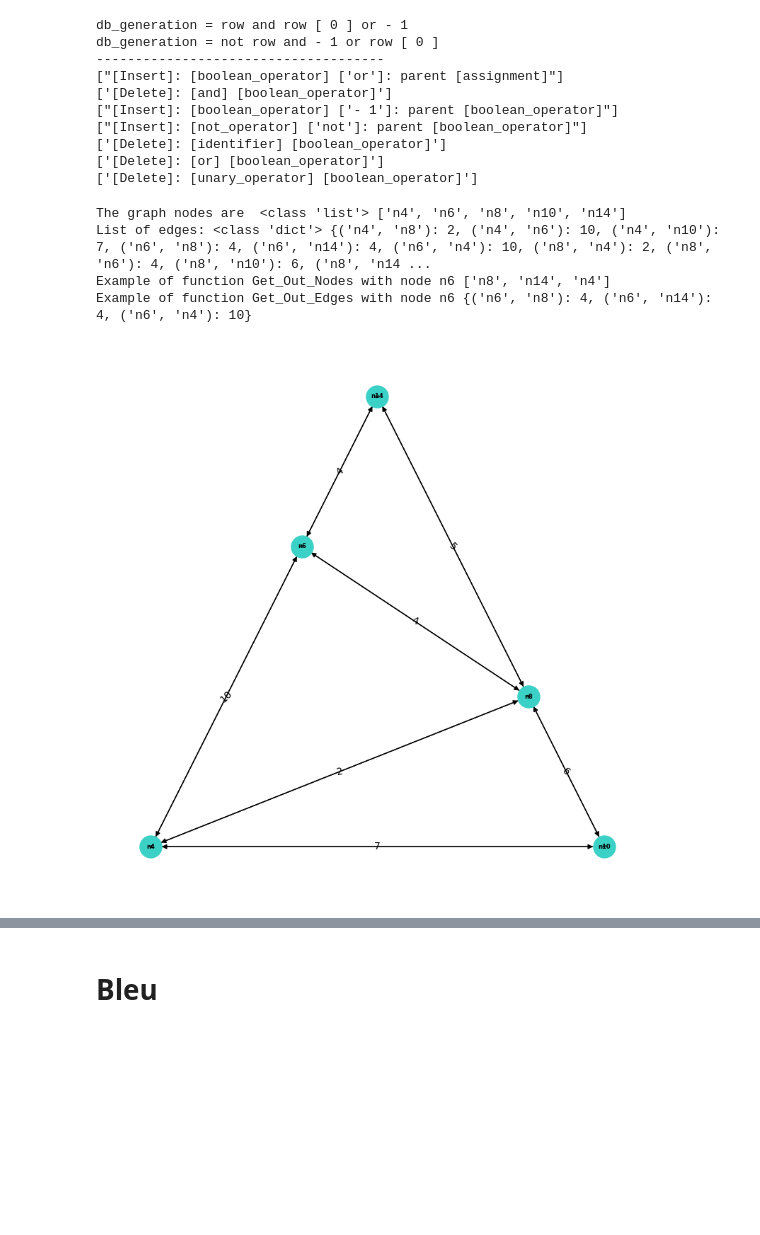
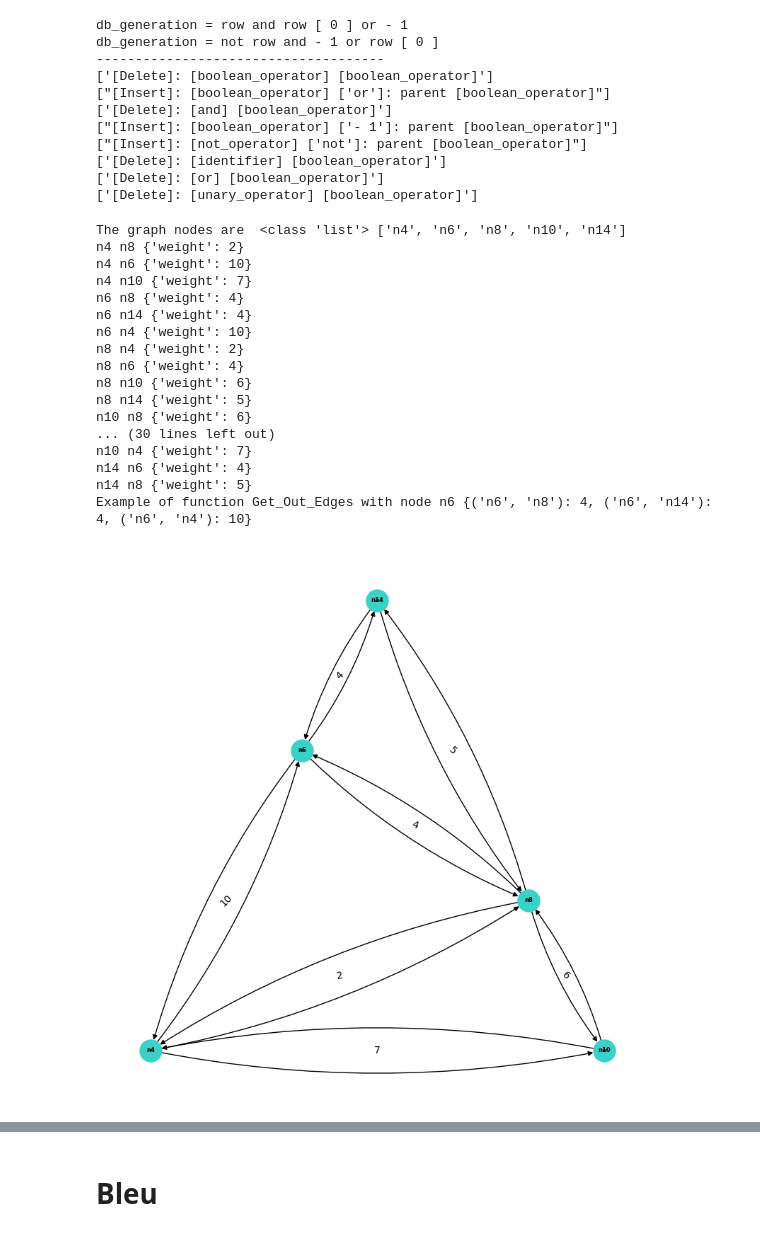
Before and after one commit to Omar-Elsendiony/Q-A, a Jupyter notebook: cd.ipynb, the cells around one changed output, grey strips where cells are left out. Saved outputs shown, nothing was run; the diff lists cells and outputs as text; code cells hidden in the pictures; blank space fills up the shorter version.

```diff
--- a/cd.ipynb
+++ b/cd.ipynb
@@ -147,7 +144,7 @@ def read_json_file(file_path):
     with open(file_path, 'r') as f:
         line_content = [json.loads(line) for line in f.readlines()]
     return line_content
-data = read_json_file('O:\DriveFiles\GP_Projects\ctssb_data_1M\ctssb_data_1M/file-0.jsonl/file-0.jsonl')
+data = read_json_file('ctssb_data_1M/ctssb_data_1M/file-0.jsonl/file-0.jsonl')
 
 
 import ast
@@ -179,7 +176,8 @@ for action in actions:
 db_generation = row and row [ 0 ] or - 1
 db_generation = not row and - 1 or row [ 0 ]
 -------------------------------------
-["[Insert]: [boolean_operator] ['or']: parent [assignment]"]
+['[Delete]: [boolean_operator] [boolean_operator]']
+["[Insert]: [boolean_operator] ['or']: parent [boolean_operator]"]
 ['[Delete]: [and] [boolean_operator]']
 ["[Insert]: [boolean_operator] ['- 1']: parent [boolean_operator]"]
 ["[Insert]: [not_operator] ['not']: parent [boolean_operator]"]
@@ -187,10 +185,8 @@ db_generation = not row and - 1 or row [ 0 ]
 ['[Delete]: [or] [boolean_operator]']
 ['[Delete]: [unary_operator] [boolean_operator]']
 # %%
-from tkinter import font
 import networkx as nx
 import matplotlib.pyplot as plt
-import math
 #-------------------------------------------------------helper functions from previous lab------------------------------------------------------------------#
 def Init_Graph(Nodes):
     #takes nodes in the list format , for example [1,3,5,7,9] and initializes a directed graph
@@ -214,6 +210,8 @@ def Get_Nodes(G):
 def Get_Edges(G):
     #returns a dictionary of Edges and their weights
     #for example:{(1, 5): 3, (1, 9): 3, (7, 9): 3}
+    for u,v,d in G.edges(data=True):
+        print(u,v,d)
     edge_labels=dict([((u,v,),d['weight'])
                  for u,v,d in G.edges(data=True)])
     return edge_labels
@@ -234,37 +232,50 @@ def Get_Out_Edges(G,Node):
         edgesdic[((Node,item))]=edge_labels[(Node,item)]
     return edgesdic
 
-def Print_Graph(G,red_edges=[]):
+def Print_Graph(G):
     #takes a graph and a list of red edges
     plt.figure(figsize=(10,10))
-    edge_colors = ['black' if not edge in red_edges else 'red' for edge in G.edges()]
     pos = nx.planar_layout(G, 14)
     nx.draw_networkx_nodes(G, pos, node_size= 10)
     nx.draw_networkx_labels(G, pos,font_weight='bold', font_size=3)
     edge_labels=dict([((u,v,),d['weight']) for u,v,d in G.edges(data=True)])
     nx.draw_networkx_edge_labels(G,pos,edge_labels=edge_labels)
-    nx.draw(G,pos, with_labels=True, font_weight='bold',edge_color=edge_colors,arrowsize=10,node_color='#3bd1c7', node_size=500, font_size=6, font_color='black')
-    plt.savefig("filename.png")
+    nx.draw(G,pos, with_labels=True, font_weight='bold',edge_color='black',arrowsize=10,
+            node_color='#3bd1c7', node_size=500, font_size=6, font_color='black', connectionstyle="arc3,rad=0.1")
+    # plt.savefig("filename.png")
 
 def construct_graph_example():
     G1=Init_Graph(['n4','n6','n8','n10','n14'])
     # Add_Node(G1,'jyjyry4')
     Add_Edges(G1,[('n8','n4'),('n4','n8')],2)
     Add_Edges(G1,[('n6','n8'),('n8','n6'), ('n6','n14'),('n14','n6')],4)
     Add_Edges(G1,[('n8','n10'),('n10','n8')],6)
     Add_Edges(G1,[('n8','n14'),('n14','n8')],5)
     Add_Edges(G1,[('n6','n4'),('n4','n6')],10)
     Add_Edges(G1,[('n4','n10'),('n10','n4')],7)
     Print_Graph(G1)
     print("The graph nodes are ", type(Get_Nodes(G1)), Get_Nodes(G1))
     print("List of edges:", type(Get_Edges(G1)),Get_Edges(G1))
     print("Example of function Get_Out_Nodes with node n6", Get_Out_Nodes(G1,'n6'))
     print("Example of function Get_Out_Edges with node n6",Get_Out_Edges(G1,'n6'))
     return G1
 G1=construct_graph_example()
 # %% [output]
 The graph nodes are  <class 'list'> ['n4', 'n6', 'n8', 'n10', 'n14']
-List of edges: <class 'dict'> {('n4', 'n8'): 2, ('n4', 'n6'): 10, ('n4', 'n10'): 7, ('n6', 'n8'): 4, ('n6', 'n14'): 4, ('n6', 'n4'): 10, ('n8', 'n4'): 2, ('n8', 'n6'): 4, ('n8', 'n10'): 6, ('n8', 'n14 ...
-Example of function Get_Out_Nodes with node n6 ['n8', 'n14', 'n4']
+n4 n8 {'weight': 2}
+n4 n6 {'weight': 10}
+n4 n10 {'weight': 7}
+n6 n8 {'weight': 4}
+n6 n14 {'weight': 4}
+n6 n4 {'weight': 10}
+n8 n4 {'weight': 2}
+n8 n6 {'weight': 4}
+n8 n10 {'weight': 6}
+n8 n14 {'weight': 5}
+n10 n8 {'weight': 6}
+... (30 lines left out)
+n10 n4 {'weight': 7}
+n14 n6 {'weight': 4}
+n14 n8 {'weight': 5}
 Example of function Get_Out_Edges with node n6 {('n6', 'n8'): 4, ('n6', 'n14'): 4, ('n6', 'n4'): 10}
-[figure, old version]
+[figure, new version]
```
Also changed, not shown: parts of 12 cells of this notebook, 19 other files.
